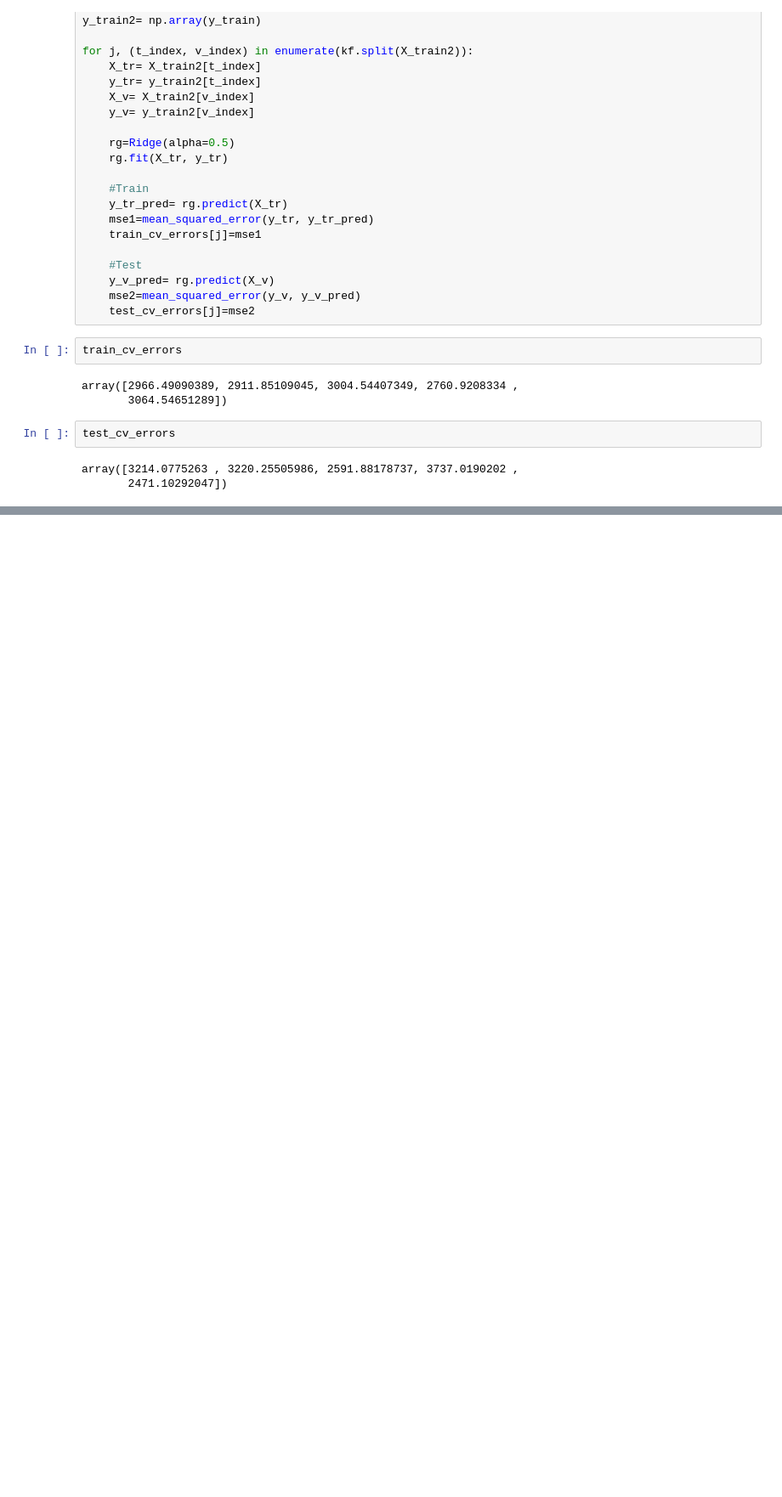
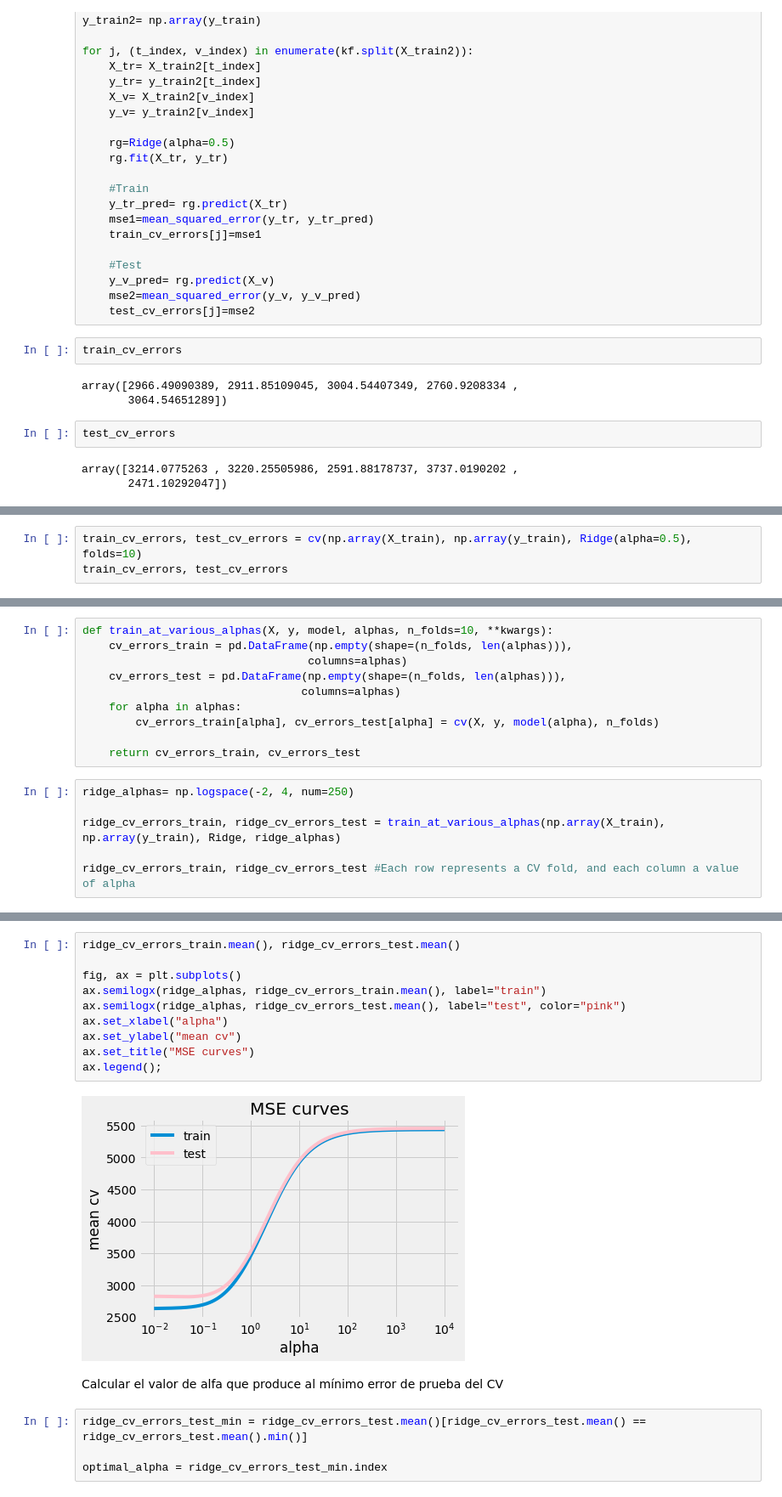
Before and after one commit to lorelilm/Curso_Data_Translator, a Jupyter notebook: Regularized_Regression/Actividad_RegresionRegularizada .ipynb, the cells around one changed output, grey strips where cells are left out. Shown at 85% size. Drawn from its saved outputs; the diff is of its cells as text; blank space fills up the shorter version.

```diff
--- a/Regularized_Regression/Actividad_RegresionRegularizada .ipynb
+++ b/Regularized_Regression/Actividad_RegresionRegularizada .ipynb
@@ -195,0 +245,3 @@ array([3214.0775263 , 3220.25505986, 2591.88178737, 3737.0190202 ,
+# %%
+train_cv_errors, test_cv_errors = cv(np.array(X_train), np.array(y_train), Ridge(alpha=0.5), folds=10)
+train_cv_errors, test_cv_errors
@@ -195,0 +324,16 @@ array([3214.0775263 , 3220.25505986, 2591.88178737, 3737.0190202 ,
+# %%
+def train_at_various_alphas(X, y, model, alphas, n_folds=10, **kwargs):
+    cv_errors_train = pd.DataFrame(np.empty(shape=(n_folds, len(alphas))),
+                                  columns=alphas)
+    cv_errors_test = pd.DataFrame(np.empty(shape=(n_folds, len(alphas))),
+                                 columns=alphas)
+    for alpha in alphas:
+        cv_errors_train[alpha], cv_errors_test[alpha] = cv(X, y, model(alpha), n_folds)
+
+    return cv_errors_train, cv_errors_test
+# %%
+ridge_alphas= np.logspace(-2, 4, num=250)
+
+ridge_cv_errors_train, ridge_cv_errors_test = train_at_various_alphas(np.array(X_train), np.array(y_train), Ridge, ridge_alphas)
+
+ridge_cv_errors_train, ridge_cv_errors_test #Each row represents a CV fold, and each column a value of alpha
@@ -195,0 +358,18 @@ array([3214.0775263 , 3220.25505986, 2591.88178737, 3737.0190202 ,
+# %%
+ridge_cv_errors_train.mean(), ridge_cv_errors_test.mean()
+
+fig, ax = plt.subplots()
+ax.semilogx(ridge_alphas, ridge_cv_errors_train.mean(), label="train")
+ax.semilogx(ridge_alphas, ridge_cv_errors_test.mean(), label="test", color="pink")
+ax.set_xlabel("alpha")
+ax.set_ylabel("mean cv")
+ax.set_title("MSE curves")
+ax.legend();
+# %% [output]
+[figure, added]
+# %% [markdown]
+Calcular el valor de alfa que produce al mínimo error de prueba del CV
+# %%
+ridge_cv_errors_test_min = ridge_cv_errors_test.mean()[ridge_cv_errors_test.mean() == ridge_cv_errors_test.mean().min()]
+
+optimal_alpha = ridge_cv_errors_test_min.index
```
Also changed, not shown: parts of 37 cells of this notebook, 24 other files.
